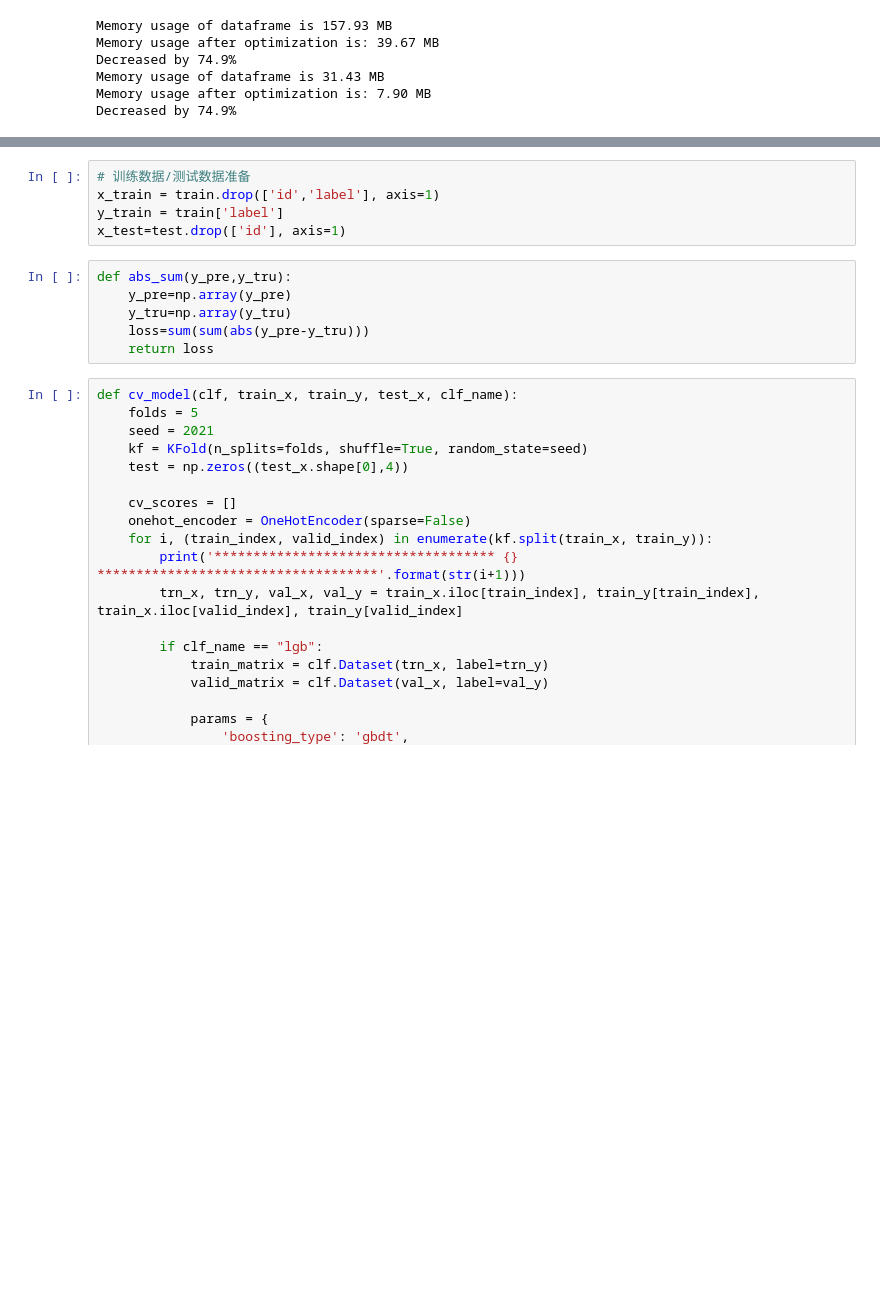
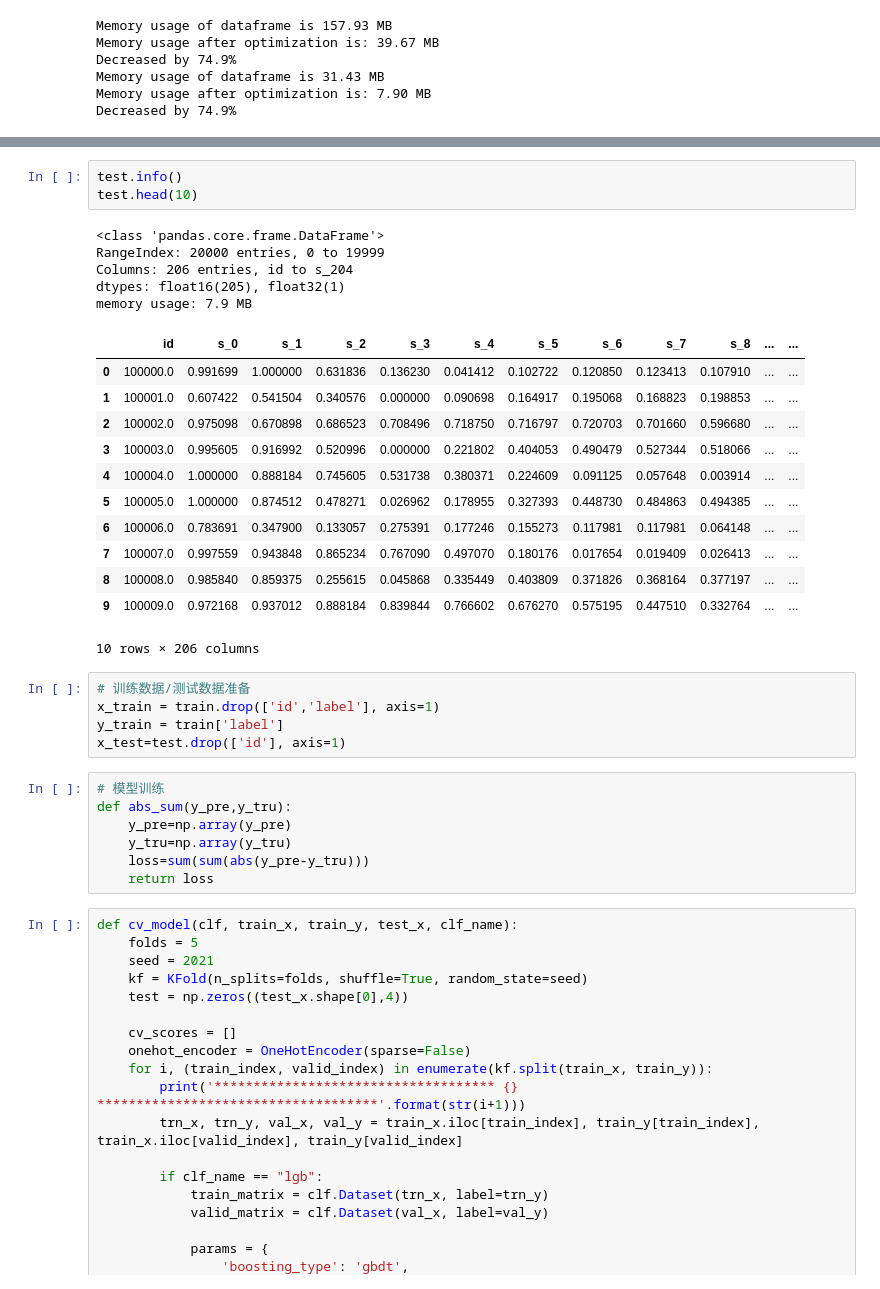
Before and after one commit to buaamse/ml, a Jupyter notebook: baseline_heartbeat.ipynb, the cells around one changed output, grey strips where cells are left out. Cells and saved outputs as stored; diff of their text form; blank space fills up the shorter version.

```diff
--- a/baseline_heartbeat.ipynb
+++ b/baseline_heartbeat.ipynb
@@ -106,9 +178,31 @@ Decreased by 74.9%
+# %%
+test.info()
+test.head(10)
+# %% [output]
+<class 'pandas.core.frame.DataFrame'>
+RangeIndex: 20000 entries, 0 to 19999
+Columns: 206 entries, id to s_204
+dtypes: float16(205), float32(1)
+memory usage: 7.9 MB
+|  | id | s_0 | s_1 | s_2 | s_3 | s_4 | s_5 | s_6 | s_7 | s_8 | ... | ... |
+| 0 | 100000.0 | 0.991699 | 1.000000 | 0.631836 | 0.136230 | 0.041412 | 0.102722 | 0.120850 | 0.123413 | 0.107910 | ... | ... |
+| 1 | 100001.0 | 0.607422 | 0.541504 | 0.340576 | 0.000000 | 0.090698 | 0.164917 | 0.195068 | 0.168823 | 0.198853 | ... | ... |
+| 2 | 100002.0 | 0.975098 | 0.670898 | 0.686523 | 0.708496 | 0.718750 | 0.716797 | 0.720703 | 0.701660 | 0.596680 | ... | ... |
+| 3 | 100003.0 | 0.995605 | 0.916992 | 0.520996 | 0.000000 | 0.221802 | 0.404053 | 0.490479 | 0.527344 | 0.518066 | ... | ... |
+| 4 | 100004.0 | 1.000000 | 0.888184 | 0.745605 | 0.531738 | 0.380371 | 0.224609 | 0.091125 | 0.057648 | 0.003914 | ... | ... |
+| 5 | 100005.0 | 1.000000 | 0.874512 | 0.478271 | 0.026962 | 0.178955 | 0.327393 | 0.448730 | 0.484863 | 0.494385 | ... | ... |
+| 6 | 100006.0 | 0.783691 | 0.347900 | 0.133057 | 0.275391 | 0.177246 | 0.155273 | 0.117981 | 0.117981 | 0.064148 | ... | ... |
+| 7 | 100007.0 | 0.997559 | 0.943848 | 0.865234 | 0.767090 | 0.497070 | 0.180176 | 0.017654 | 0.019409 | 0.026413 | ... | ... |
+| 8 | 100008.0 | 0.985840 | 0.859375 | 0.255615 | 0.045868 | 0.335449 | 0.403809 | 0.371826 | 0.368164 | 0.377197 | ... | ... |
+| 9 | 100009.0 | 0.972168 | 0.937012 | 0.888184 | 0.839844 | 0.766602 | 0.676270 | 0.575195 | 0.447510 | 0.332764 | ... | ... |
+10 rows × 206 columns
 # %%
 # 训练数据/测试数据准备
 x_train = train.drop(['id','label'], axis=1)
 y_train = train['label']
 x_test=test.drop(['id'], axis=1)
 # %%
+# 模型训练
 def abs_sum(y_pre,y_tru):
     y_pre=np.array(y_pre)
     y_tru=np.array(y_tru)
```
Also changed, not shown: parts of 6 cells of this notebook.
